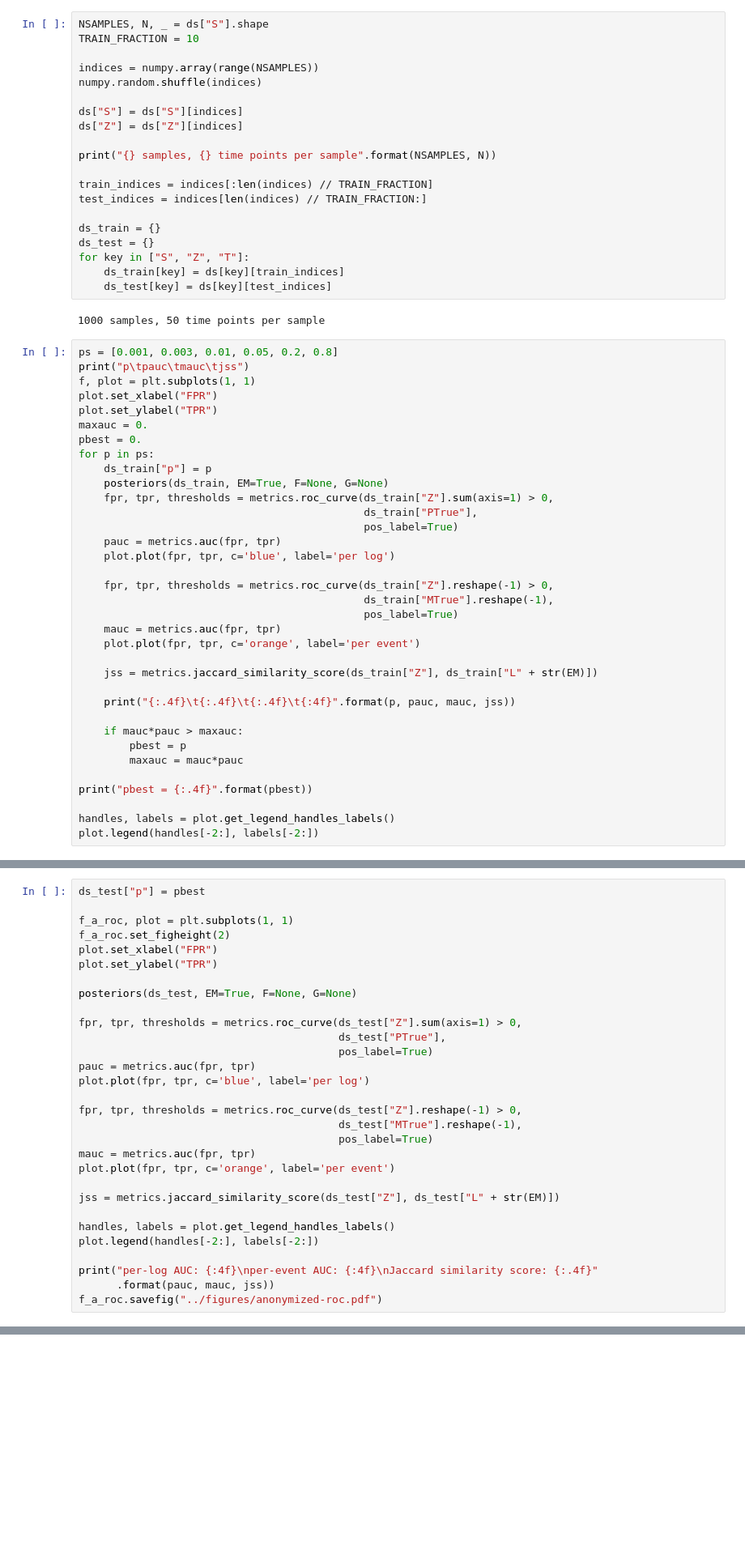
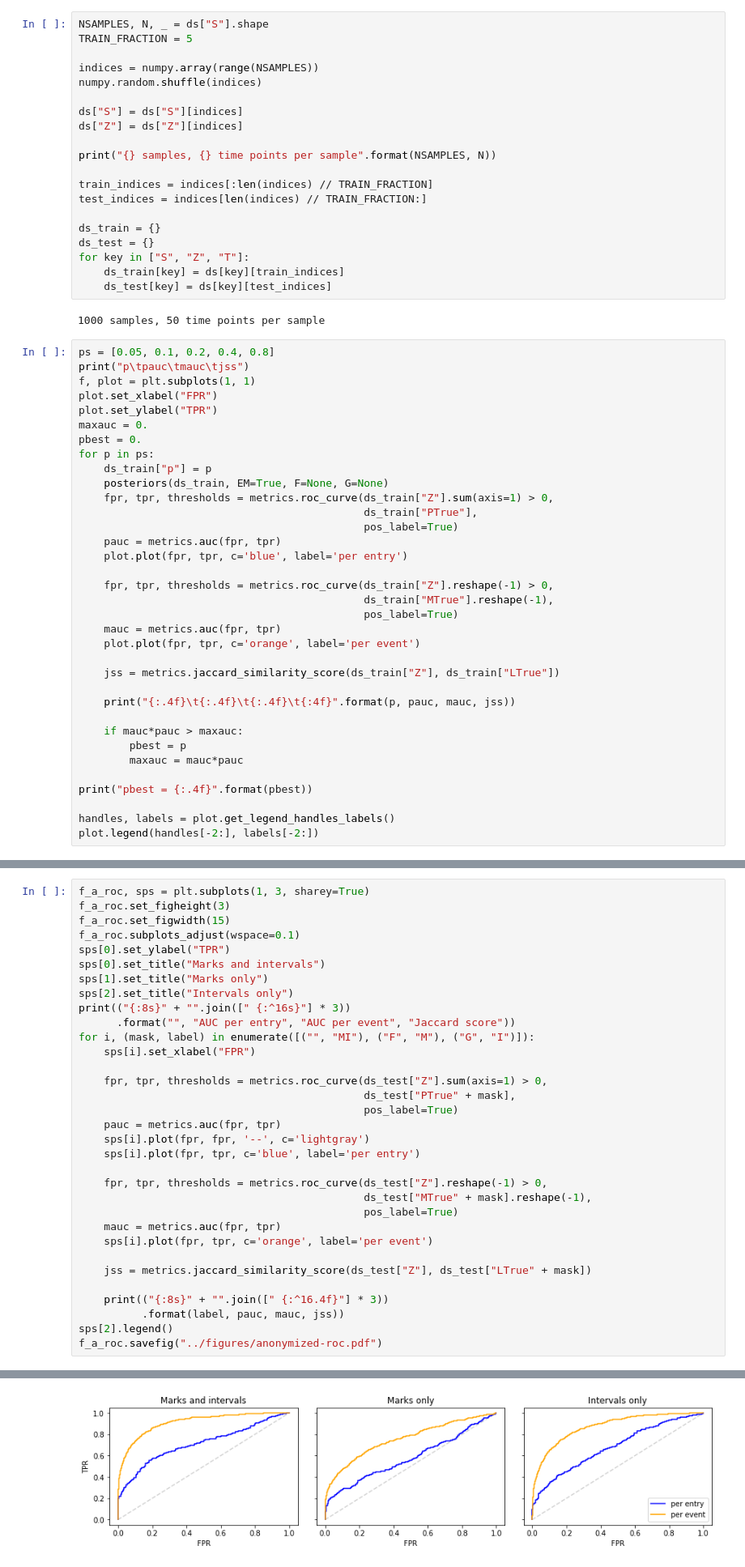
Before and after one commit to dtolpin/irp-case-studies, a Jupyter notebook: notebooks/experiments.ipynb, the cells around one changed output, grey strips where cells are left out. Shown: that part at 81% size. Drawn from its saved outputs; the diff is of its cells as text; blank space fills up the shorter version.

```diff
--- a/notebooks/experiments.ipynb
+++ b/notebooks/experiments.ipynb
@@ -560,7 +565,7 @@ assert ds["S"].shape[0] == ds["Z"].shape[0]
 We shuffle samples in the data set and split it into the training and testing data set. We will use the training dataset to estimate prior probability of intrusion.
 # %%
 NSAMPLES, N, _ = ds["S"].shape
-TRAIN_FRACTION = 10
+TRAIN_FRACTION = 5
 
 indices = numpy.array(range(NSAMPLES))
 numpy.random.shuffle(indices)
@@ -581,7 +586,7 @@ for key in ["S", "Z", "T"]:
 # %% [output]
 1000 samples, 50 time points per sample
 # %%
-ps = [0.001, 0.003, 0.01, 0.05, 0.2, 0.8]
+ps = [0.05, 0.1, 0.2, 0.4, 0.8]
 print("p\tpauc\tmauc\tjss")
 f, plot = plt.subplots(1, 1)
 plot.set_xlabel("FPR")
@@ -595,7 +600,7 @@ for p in ps:
                                              ds_train["PTrue"],
                                              pos_label=True)
     pauc = metrics.auc(fpr, tpr)
-    plot.plot(fpr, tpr, c='blue', label='per log')
+    plot.plot(fpr, tpr, c='blue', label='per entry')
 
     fpr, tpr, thresholds = metrics.roc_curve(ds_train["Z"].reshape(-1) > 0,
                                              ds_train["MTrue"].reshape(-1),
@@ -603,7 +608,7 @@ for p in ps:
     mauc = metrics.auc(fpr, tpr)
     plot.plot(fpr, tpr, c='orange', label='per event')
 
-    jss = metrics.jaccard_similarity_score(ds_train["Z"], ds_train["L" + str(EM)])
+    jss = metrics.jaccard_similarity_score(ds_train["Z"], ds_train["LTrue"])
 
     print("{:.4f}\t{:.4f}\t{:.4f}\t{:4f}".format(p, pauc, mauc, jss))
 
@@ -624,30 +628,34 @@ We chose $p$, the prior intrusion probability, to maximize the AUC. With $p$ cho
 # %%
-ds_test["p"] = pbest
+f_a_roc, sps = plt.subplots(1, 3, sharey=True)
+f_a_roc.set_figheight(3)
+f_a_roc.set_figwidth(15)
+f_a_roc.subplots_adjust(wspace=0.1)
+sps[0].set_ylabel("TPR")
+sps[0].set_title("Marks and intervals")
+sps[1].set_title("Marks only")
+sps[2].set_title("Intervals only")
+print(("{:8s}" + "".join([" {:^16s}"] * 3))
+      .format("", "AUC per entry", "AUC per event", "Jaccard score"))
+for i, (mask, label) in enumerate([("", "MI"), ("F", "M"), ("G", "I")]):
+    sps[i].set_xlabel("FPR")
 
-f_a_roc, plot = plt.subplots(1, 1)
-f_a_roc.set_figheight(2)
-plot.set_xlabel("FPR")
-plot.set_ylabel("TPR")
+    fpr, tpr, thresholds = metrics.roc_curve(ds_test["Z"].sum(axis=1) > 0,
+                                             ds_test["PTrue" + mask],
+                                             pos_label=True)
+    pauc = metrics.auc(fpr, tpr)
+    sps[i].plot(fpr, fpr, '--', c='lightgray')
+    sps[i].plot(fpr, tpr, c='blue', label='per entry')
 
-posteriors(ds_test, EM=True, F=None, G=None)
+    fpr, tpr, thresholds = metrics.roc_curve(ds_test["Z"].reshape(-1) > 0,
+                                             ds_test["MTrue" + mask].reshape(-1),
+                                             pos_label=True)
+    mauc = metrics.auc(fpr, tpr)
+    sps[i].plot(fpr, tpr, c='orange', label='per event')
 
-fpr, tpr, thresholds = metrics.roc_curve(ds_test["Z"].sum(axis=1) > 0,
-                                         ds_test["PTrue"],
-                                         pos_label=True)
-pauc = metrics.auc(fpr, tpr)
-plot.plot(fpr, tpr, c='blue', label='per log')
+    jss = metrics.jaccard_similarity_score(ds_test["Z"], ds_test["LTrue" + mask])
 
-fpr, tpr, thresholds = metrics.roc_curve(ds_test["Z"].reshape(-1) > 0,
-                                         ds_test["MTrue"].reshape(-1),
-                                         pos_label=True)
-mauc = metrics.auc(fpr, tpr)
-plot.plot(fpr, tpr, c='orange', label='per event')
-
-jss = metrics.jaccard_similarity_score(ds_test["Z"], ds_test["L" + str(EM)])
-
-handles, labels = plot.get_legend_handles_labels()
-plot.legend(handles[-2:], labels[-2:])
-
-print("per-log AUC: {:4f}\nper-event AUC: {:4f}\nJaccard similarity score: {:.4f}"
-      .format(pauc, mauc, jss))
+    print(("{:8s}" + "".join([" {:^16.4f}"] * 3))
+          .format(label, pauc, mauc, jss))
+sps[2].legend()
 f_a_roc.savefig("../figures/anonymized-roc.pdf")
+# %% [output]
@@ -653,0 +666 @@ f_a_roc.savefig("../figures/anonymized-roc.pdf")
+[figure, added]
```
Also changed, not shown: parts of 6 cells of this notebook, 1 other file.
